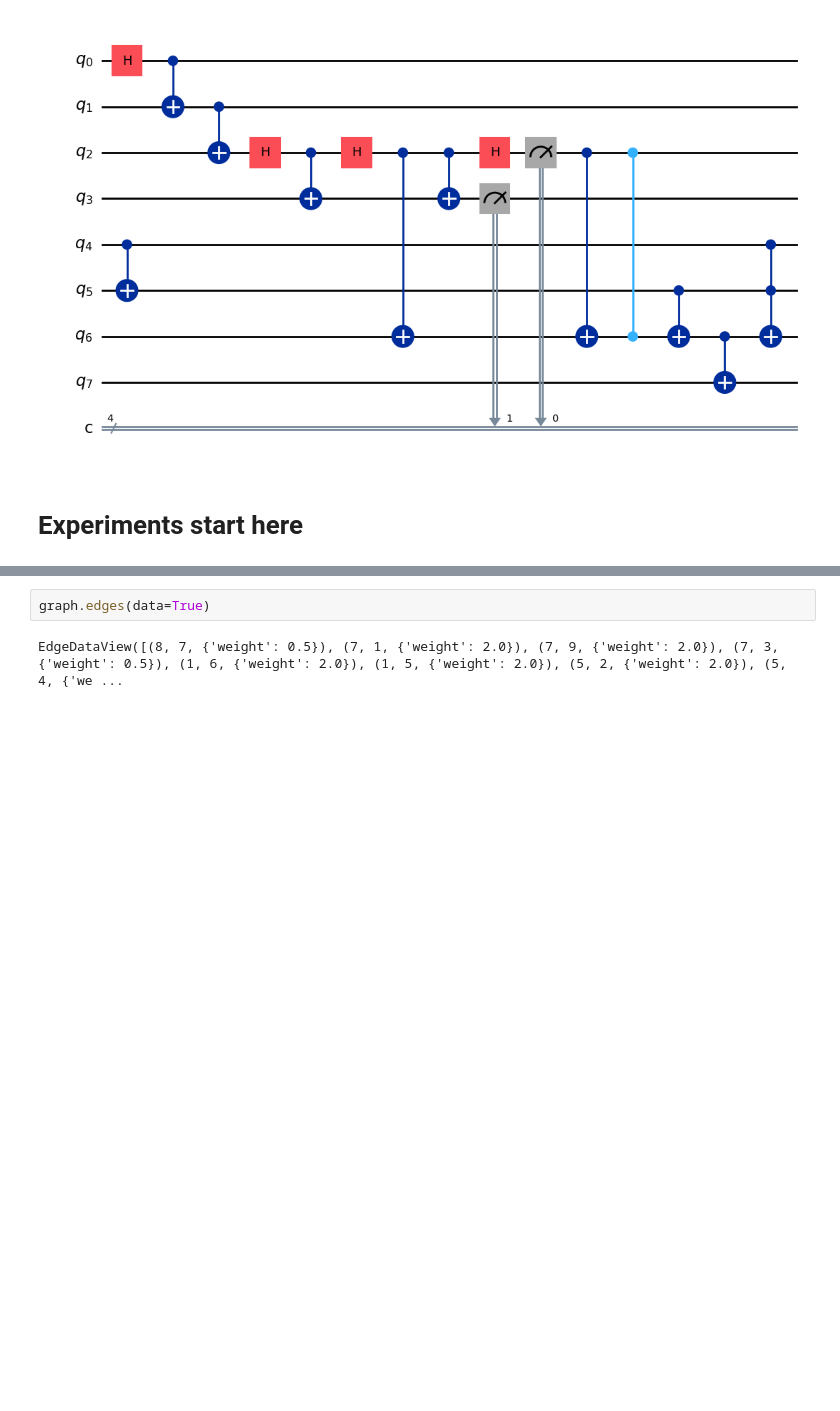
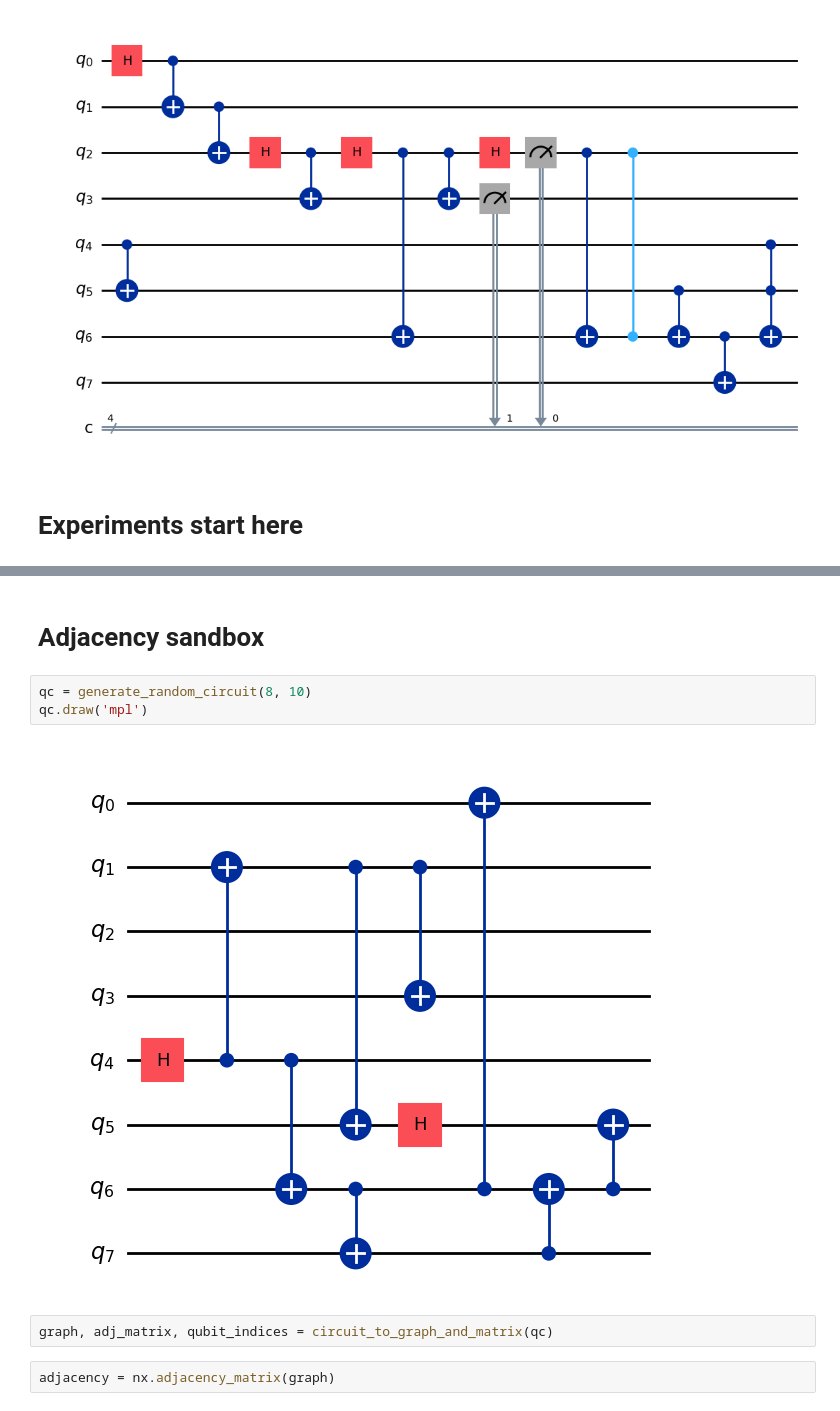
Before and after one commit to awshaffar/google_dmon, a Jupyter notebook: experiments.ipynb, the cells around one changed output, grey strips where cells are left out. Cells and saved outputs as stored; diff of their text form; blank space fills up the shorter version.

```diff
--- a/experiments.ipynb
+++ b/experiments.ipynb
@@ -497,4 +537,11 @@ nx.draw(graph, with_labels=True)
-# %%
-graph.edges(data=True)
-# %% [output]
-EdgeDataView([(8, 7, {'weight': 0.5}), (7, 1, {'weight': 2.0}), (7, 9, {'weight': 2.0}), (7, 3, {'weight': 0.5}), (1, 6, {'weight': 2.0}), (1, 5, {'weight': 2.0}), (5, 2, {'weight': 2.0}), (5, 4, {'we ...
+# %% [markdown]
+# Adjacency sandbox
+# %%
+qc = generate_random_circuit(8, 10)
+qc.draw('mpl')
+# %% [output]
+[figure, added]
+# %%
+graph, adj_matrix, qubit_indices = circuit_to_graph_and_matrix(qc)
+# %%
+adjacency = nx.adjacency_matrix(graph)
```
Also changed, not shown: parts of 9 cells of this notebook.
